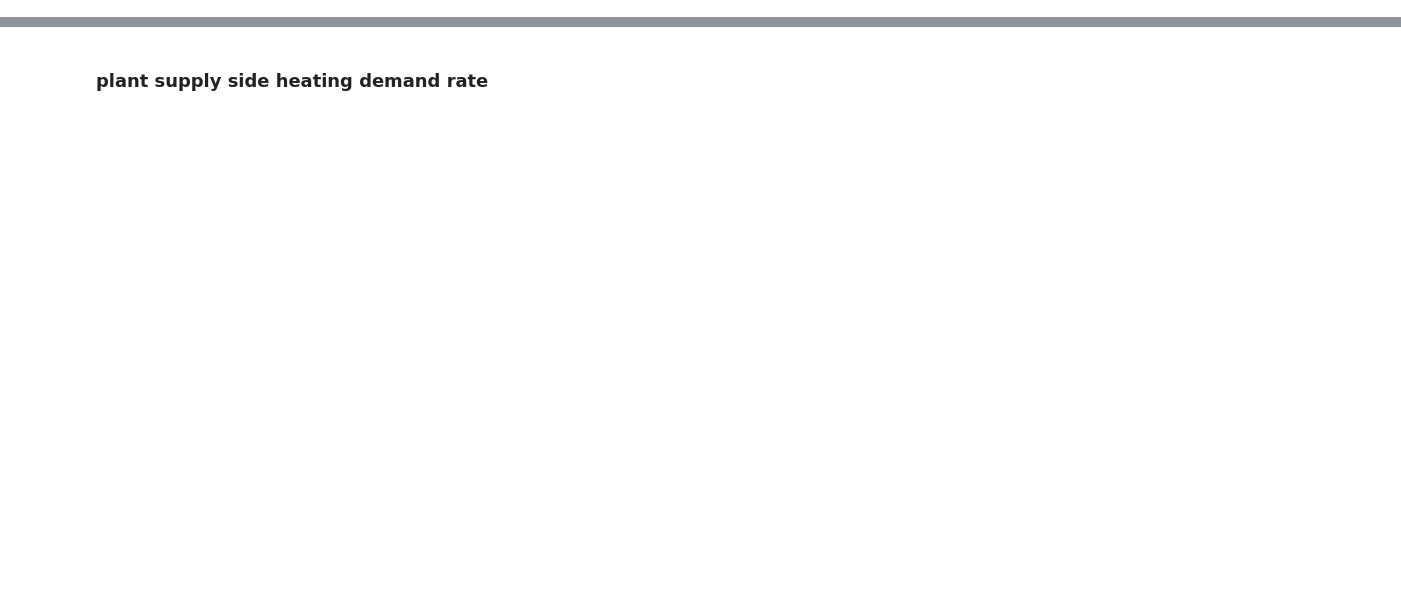
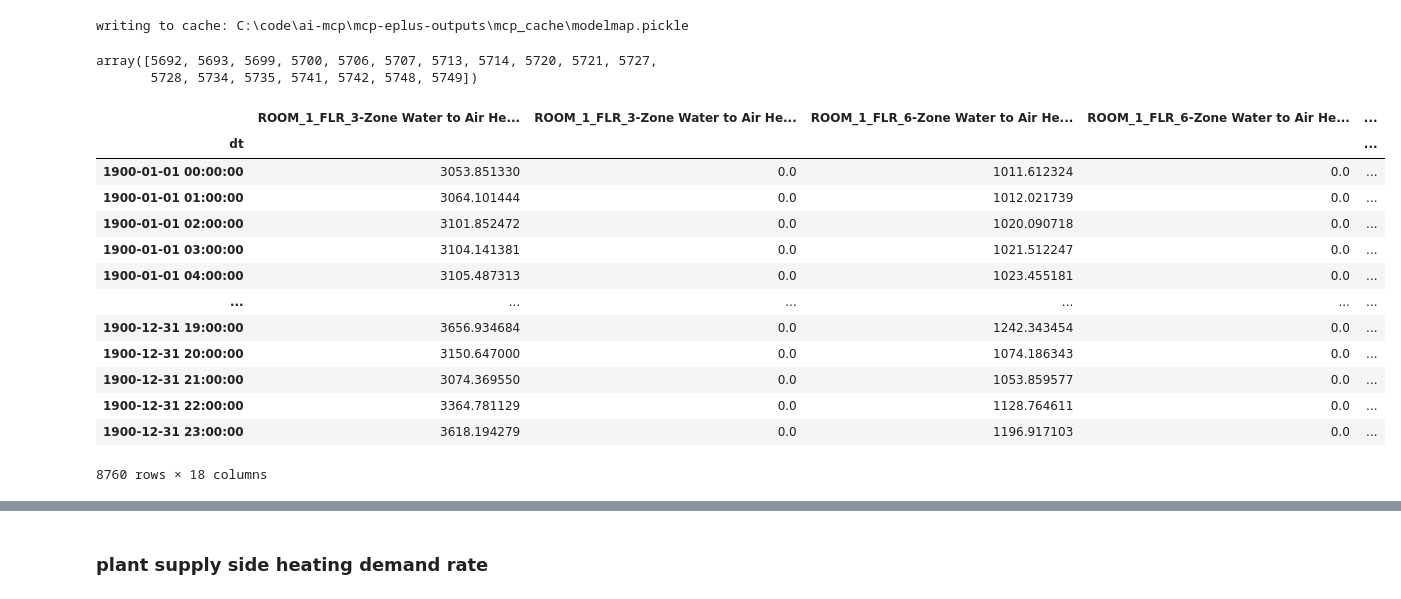
Before and after one commit to michaelsweeney/eplusout-mcp, a Jupyter notebook: notebooks/explore.ipynb, the cells around one changed output, grey strips where cells are left out. Drawn from its saved outputs; the diff is of its cells as text; code cells hidden in the pictures; blank space fills up the shorter version.

```diff
--- a/notebooks/explore.ipynb
+++ b/notebooks/explore.ipynb
@@ -99,0 +104,62 @@ storing html data: C:\code\ai-mcp\mcp-eplus-outputs\eplus_files\ASHRAE901_HotelL
+# %%
+from src.model_data import initialize_model_map_from_directory
+d = initialize_model_map_from_directory(timeseries_dir)
+
+model = d.models[0]
+availdf = pd.DataFrame(model.sql_data.get_timeseries().availseries())
+
+clg_col = "Zone Water to Air Heat Pump Total Cooling Rate"
+htg_col = "Zone Water to Air Heat Pump Total Heating Rate"
+
+rddids = availdf.loc[availdf.Name.isin([clg_col, htg_col])].ReportDataDictionaryIndex.unique()
+
+# get a specified set of RDD IDS
+resultlist = [model.sql_data.sql_timeseries.getseries_by_record_id(x) for x in rddids]
+rddids
+# %% [output]
+writing to cache: C:\code\ai-mcp\mcp-eplus-outputs\mcp_cache\modelmap.pickle
+array([5692, 5693, 5699, 5700, 5706, 5707, 5713, 5714, 5720, 5721, 5727,
+       5728, 5734, 5735, 5741, 5742, 5748, 5749])
+# %%
+pd.DataFrame(resultlist[0])
+
+
+
+dflist = []
+
+for r in resultlist:
+    tr=  r[0]
+
+    r_lbl = f'{tr['KeyValue']}-{tr['Name']}-{tr['TimestepType']}-{tr['Units']}'
+
+    # print(r)
+    dfr = pd.DataFrame(r)
+    dfr = dfr.set_index('dt')
+
+    dfr.name = r_lbl
+    dfr = dfr.rename({"Value": r_lbl},axis=1)
+
+    dflist.append(dfr[r_lbl])
+
+dff = pd.concat(dflist, axis=1)
+
+
+
+dff
+
+# tr
+# %% [output]
+|  | ROOM_1_FLR_3-Zone Water to Air He... | ROOM_1_FLR_3-Zone Water to Air He... | ROOM_1_FLR_6-Zone Water to Air He... | ROOM_1_FLR_6-Zone Water to Air He... | ... |
+| dt |  |  |  |  | ... |
+| 1900-01-01 00:00:00 | 3053.851330 | 0.0 | 1011.612324 | 0.0 | ... |
+| 1900-01-01 01:00:00 | 3064.101444 | 0.0 | 1012.021739 | 0.0 | ... |
+| 1900-01-01 02:00:00 | 3101.852472 | 0.0 | 1020.090718 | 0.0 | ... |
+| 1900-01-01 03:00:00 | 3104.141381 | 0.0 | 1021.512247 | 0.0 | ... |
+| 1900-01-01 04:00:00 | 3105.487313 | 0.0 | 1023.455181 | 0.0 | ... |
+| ... | ... | ... | ... | ... | ... |
+| 1900-12-31 19:00:00 | 3656.934684 | 0.0 | 1242.343454 | 0.0 | ... |
+| 1900-12-31 20:00:00 | 3150.647000 | 0.0 | 1074.186343 | 0.0 | ... |
+| 1900-12-31 21:00:00 | 3074.369550 | 0.0 | 1053.859577 | 0.0 | ... |
+| 1900-12-31 22:00:00 | 3364.781129 | 0.0 | 1128.764611 | 0.0 | ... |
+| 1900-12-31 23:00:00 | 3618.194279 | 0.0 | 1196.917103 | 0.0 | ... |
+8760 rows × 18 columns
```
Also changed, not shown: parts of 14 cells of this notebook, 22 other files.
